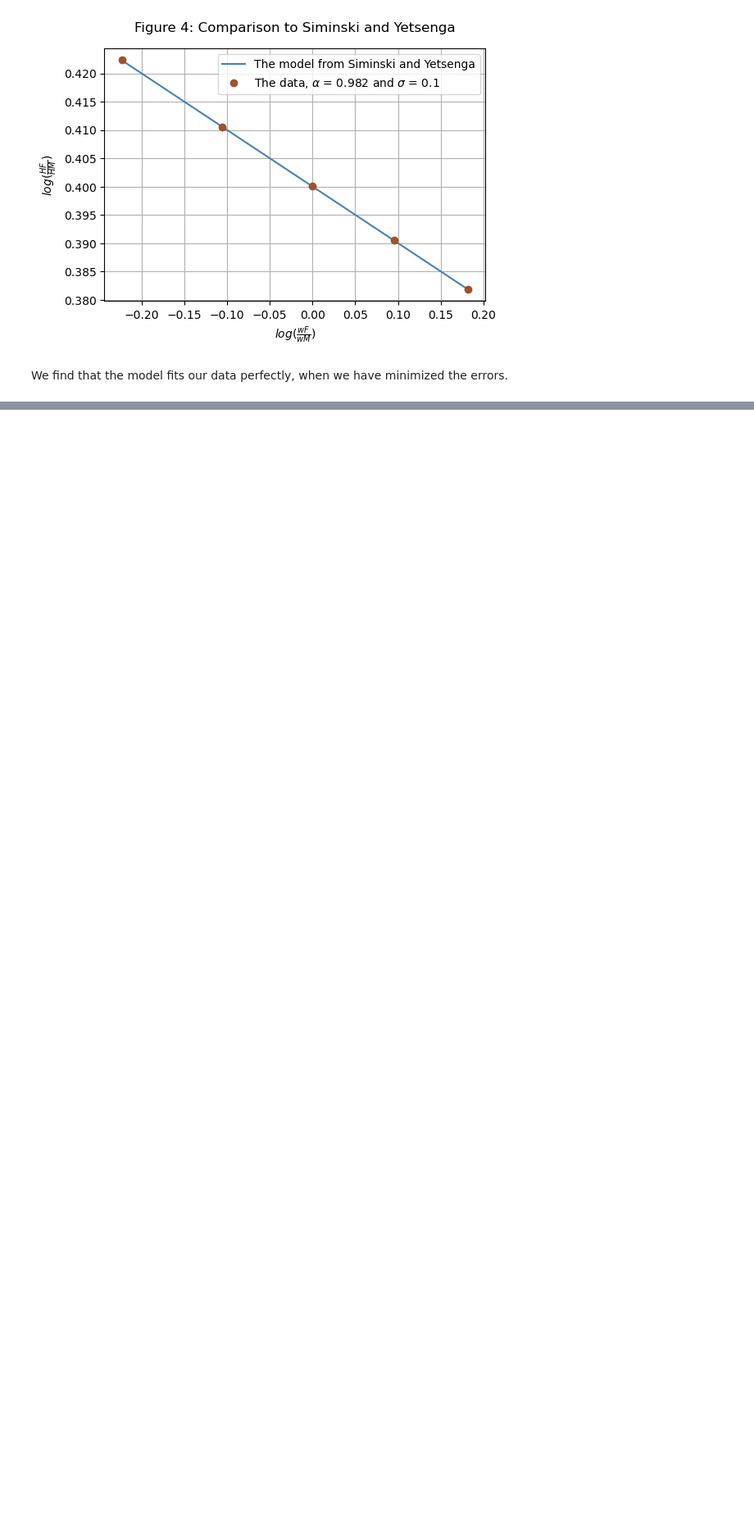
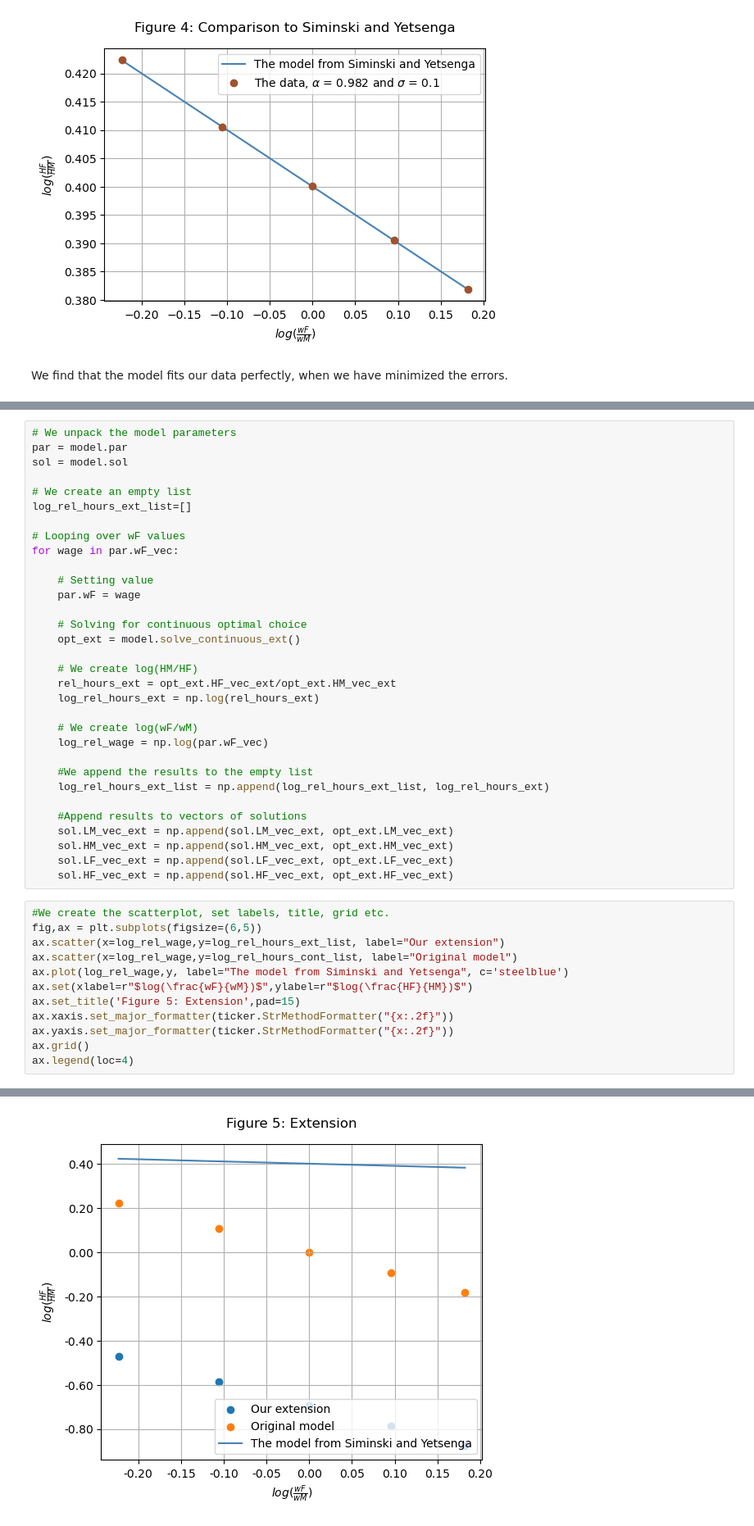
Before and after one commit to NumEconCopenhagen/projects-2023-ida-simone-elin, a Jupyter notebook: inauguralproject/inauguralproject.ipynb, the cells around one changed output, grey strips where cells are left out. Shown at 82% size. Saved outputs shown, nothing was run; the diff lists cells and outputs as text; blank space fills up the shorter version.

```diff
--- a/inauguralproject/inauguralprojectidakopi.ipynb
+++ b/inauguralproject/inauguralproject.ipynb
@@ -332,0 +342,45 @@ We find that the model fits our data perfectly, when we have minimized the error
+# %%
+# We unpack the model parameters
+par = model.par
+sol = model.sol
+
+# We create an empty list
+log_rel_hours_ext_list=[]
+
+# Looping over wF values
+for wage in par.wF_vec:
+
+    # Setting value
+    par.wF = wage
+
+    # Solving for continuous optimal choice
+    opt_ext = model.solve_continuous_ext()
+
+    # We create log(HM/HF)
+    rel_hours_ext = opt_ext.HF_vec_ext/opt_ext.HM_vec_ext
+    log_rel_hours_ext = np.log(rel_hours_ext)
+
+    # We create log(wF/wM)
+    log_rel_wage = np.log(par.wF_vec)
+
+    #We append the results to the empty list
+    log_rel_hours_ext_list = np.append(log_rel_hours_ext_list, log_rel_hours_ext)
+
+    #Append results to vectors of solutions
+    sol.LM_vec_ext = np.append(sol.LM_vec_ext, opt_ext.LM_vec_ext)
+    sol.HM_vec_ext = np.append(sol.HM_vec_ext, opt_ext.HM_vec_ext)
+    sol.LF_vec_ext = np.append(sol.LF_vec_ext, opt_ext.LF_vec_ext)
+    sol.HF_vec_ext = np.append(sol.HF_vec_ext, opt_ext.HF_vec_ext)
+# %%
+#We create the scatterplot, set labels, title, grid etc.
+fig,ax = plt.subplots(figsize=(6,5))
+ax.scatter(x=log_rel_wage,y=log_rel_hours_ext_list, label="Our extension")
+ax.scatter(x=log_rel_wage,y=log_rel_hours_cont_list, label="Original model")
+ax.plot(log_rel_wage,y, label="The model from Siminski and Yetsenga", c='steelblue')
+ax.set(xlabel=r"$log(\frac{wF}{wM})$",ylabel=r"$log(\frac{HF}{HM})$")
+ax.set_title('Figure 5: Extension',pad=15)
+ax.xaxis.set_major_formatter(ticker.StrMethodFormatter("{x:.2f}"))
+ax.yaxis.set_major_formatter(ticker.StrMethodFormatter("{x:.2f}"))
+ax.grid()
+ax.legend(loc=4)
+# %% [output]
@@ -332,0 +388 @@ We find that the model fits our data perfectly, when we have minimized the error
+[figure, added]
```
Also changed, not shown: parts of 8 cells of this notebook, 1 other file.
